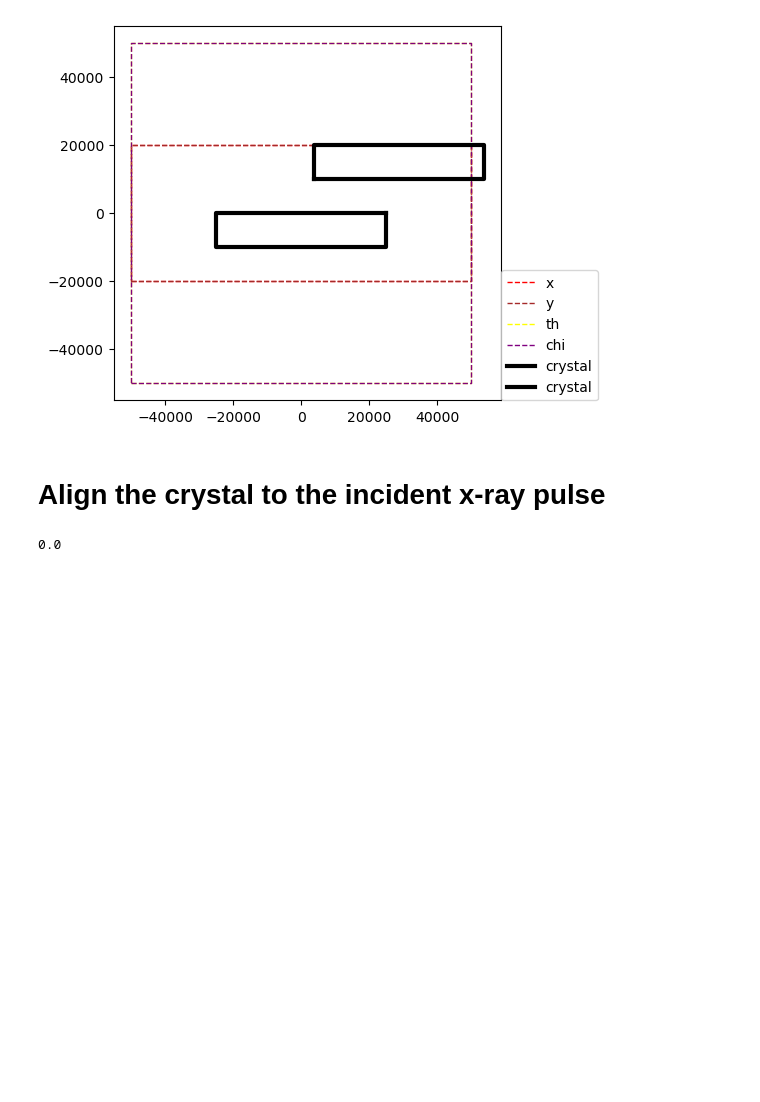
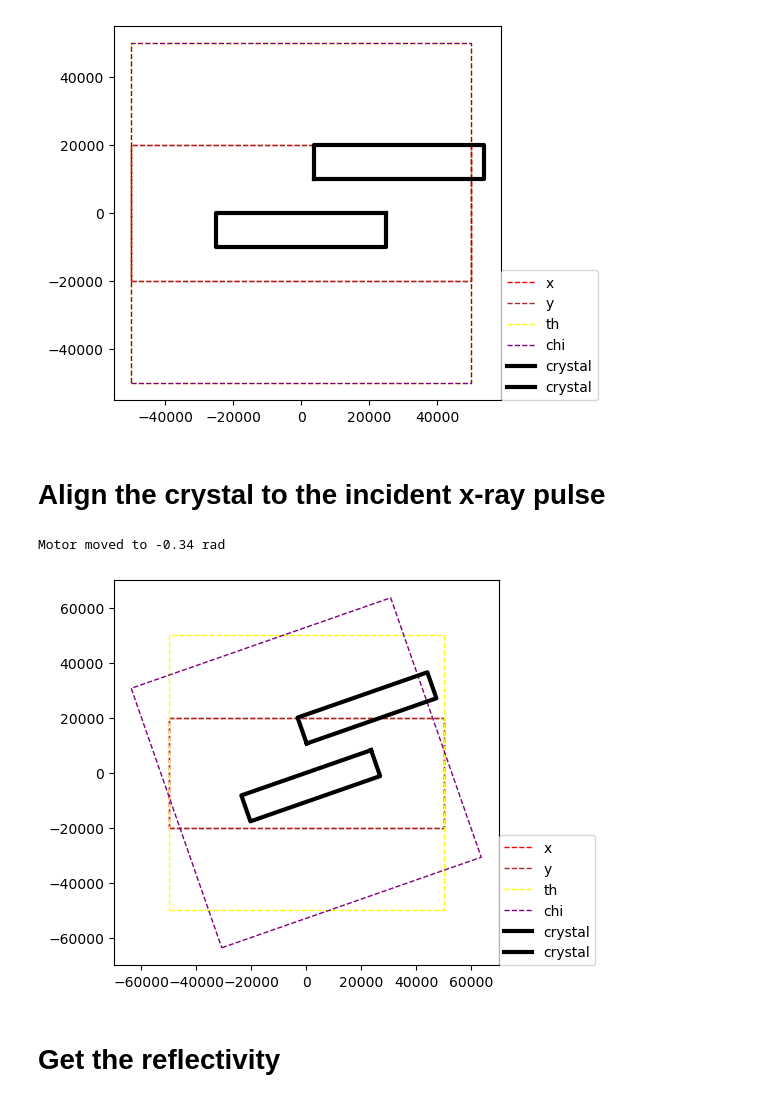
Before and after one commit to haoyuanli93/XRaySimulation, a Jupyter notebook: Example/dataScienceProj/motionStackTest.ipynb, the cells around one changed output. Saved outputs shown, nothing was run; the diff lists cells and outputs as text; code cells hidden in the pictures; blank space fills up the shorter version.

```diff
--- a/Example/dataScienceProj/motionStackTest.ipynb
+++ b/Example/dataScienceProj/motionStackTest.ipynb
@@ -13,3 +11,7 @@ photonEnergy = 9.8 # keV
+# %%
+photonEnergy = 9.8 # keV
+kin = np.zeros(3, dtype=np.float64)
+kin[2] = util.kev_to_wavevec_length(photonEnergy)
 # %% [markdown]
 # Define the crystal
 # %%
@@ -43,7 +45,31 @@ plt.show()
 [figure]
 # %% [markdown]
 # Align the crystal to the incident x-ray pulse
-# %%
-motionStack.chi.user_getPosition()
-# %% [output]
-0.0
+# %%
+# Get the rotation matrix
+rotMatAlign, rotangle, angles, rocking_curve, b_array = DeviceSimu.get_channel_cut_auto_align_rotMat(channelcut=channelCut1,
+                                                           kin=kin,
+                                                           rotationAxis=motionStack.th.physical_rotation_axis,
+                                                           scan_range=0.0005,
+                                                           scan_number=10000,
+                                                           rot_center=None,
+                                                           get_curve=True)
+
+# Align the motion stack
+motionStack.th_umv(target=rotangle)
+
+# Show the aligned device
+fig, ax = plt.subplots(ncols=1, nrows=1)
+fig.set_figwidth(5)
+fig.set_figheight(5)
+
+motionStack.plot_motors(ax=ax)
+
+ax.set_aspect(1)
+ax.legend(loc=(1,0))
+plt.show()
+# %% [output]
+Motor moved to -0.34 rad
+[figure, added]
+# %% [markdown]
+# Get the reflectivity
```
Also changed, not shown: parts of 18 cells of this notebook, 4 other files.
